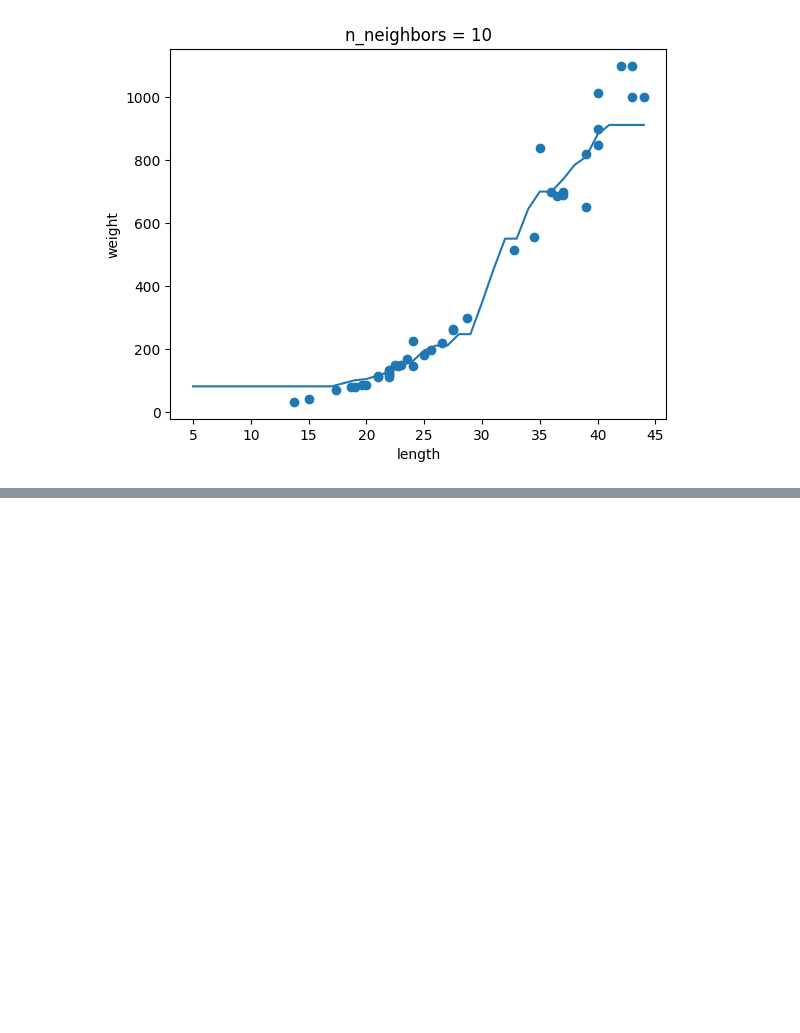
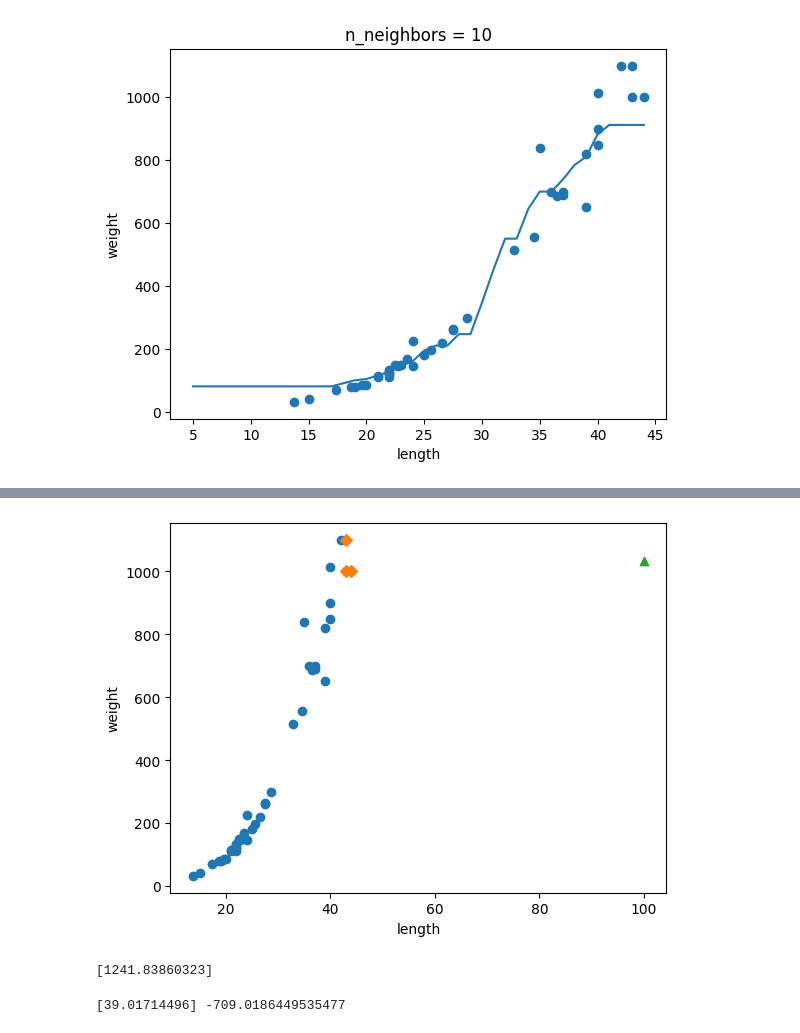
Before and after one commit to Juseong-Yu/hongonmachine, a Jupyter notebook: 혼공머신.ipynb, the cells around one changed output, grey strips where cells are left out. Drawn from its saved outputs; the diff is of its cells as text; code cells hidden in the pictures; blank space fills up the shorter version.

```diff
--- a/혼공머신.ipynb
+++ b/혼공머신.ipynb
@@ -386,0 +448,26 @@ for n in [1, 5, 10]:
+# %%
+# 농어의 훈련 세트와 100cm 농어 예측을 산점도로 표현
+distances, indexes = knr.kneighbors([[100]])
+plt.scatter(train_input, train_target)
+plt.scatter(train_input[indexes], train_target[indexes], marker="D")
+plt.scatter(100, knr.predict([[100]]), marker='^')
+plt.xlabel('length')
+plt.ylabel('weight')
+plt.show()
+# %% [output]
+[figure, added]
+# %%
+# 선형 회귀 모델
+from sklearn.linear_model import LinearRegression
+
+lr = LinearRegression()
+lr.fit(train_input, train_target)
+
+print(lr.predict([[50]]))
+# %% [output]
+[1241.83860323]
+# %%
+# 선형 회귀 모델의 파라미터 (계수, y절편)
+print(lr.coef_, lr.intercept_)
+# %% [output]
+[39.01714496] -709.0186449535477
```
Also changed, not shown: parts of 16 cells of this notebook.
